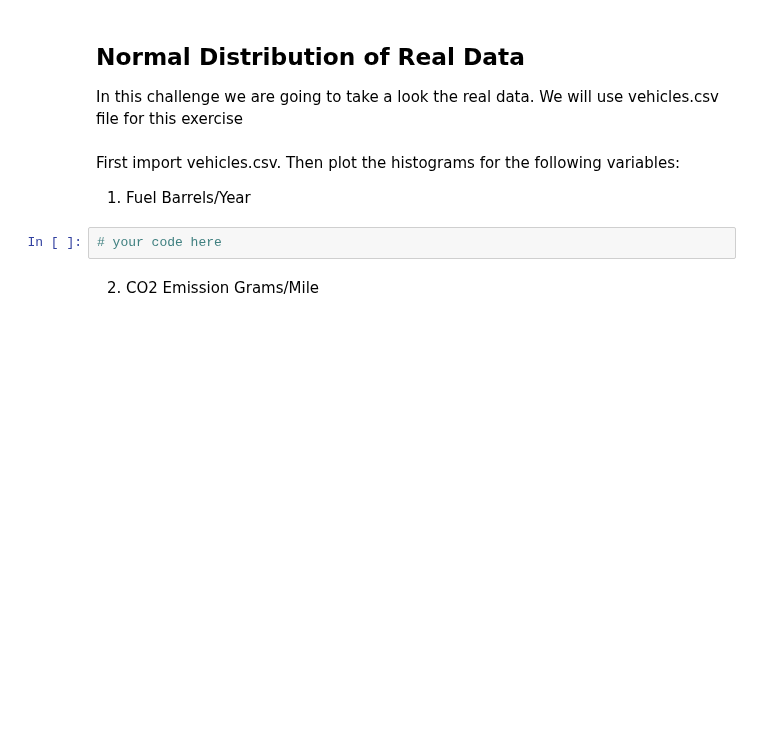
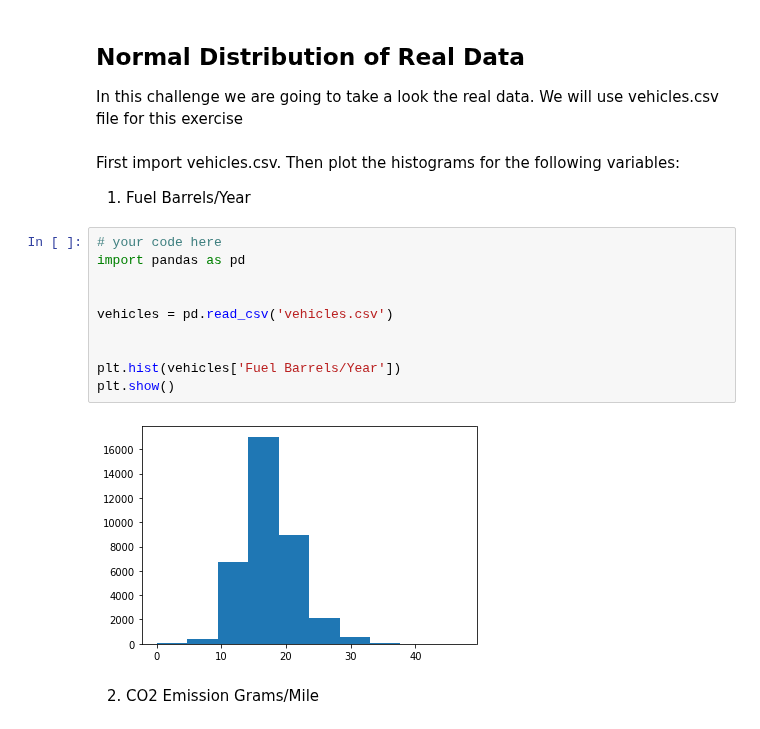
Before and after one commit to ta-data-lis/lab-probability-distributions, a Jupyter notebook: your-code/continuous.ipynb, the cells around one changed output. Cells and saved outputs as stored; diff of their text form; blank space fills up the shorter version.

```diff
--- a/your-code/continuous.ipynb
+++ b/your-code/continuous.ipynb
@@ -74,8 +124,18 @@ First import vehicles.csv.
 Then plot the histograms for the following variables:
 
 1. Fuel Barrels/Year
-# %%
-# your code here
+# %%
+# your code here
+import pandas as pd
+
+
+vehicles = pd.read_csv('vehicles.csv')
+
+
+plt.hist(vehicles['Fuel Barrels/Year'])
+plt.show()
+# %% [output]
+[figure, added]
 # %% [markdown]
 2. CO2 Emission Grams/Mile
 # %%
```
Also changed, not shown: parts of 17 cells of this notebook.
